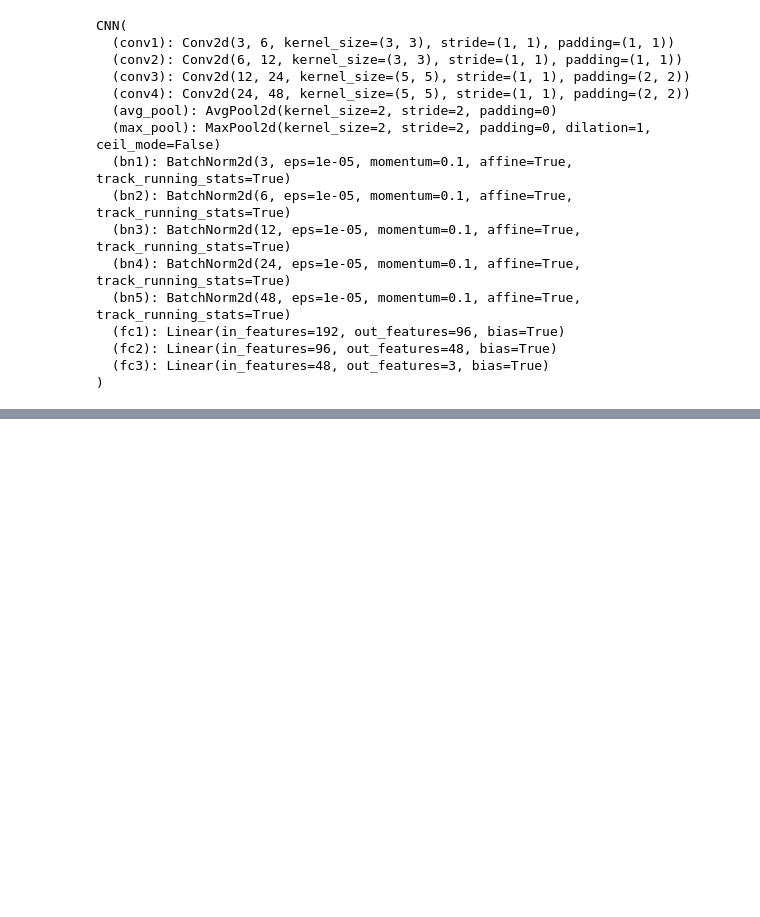
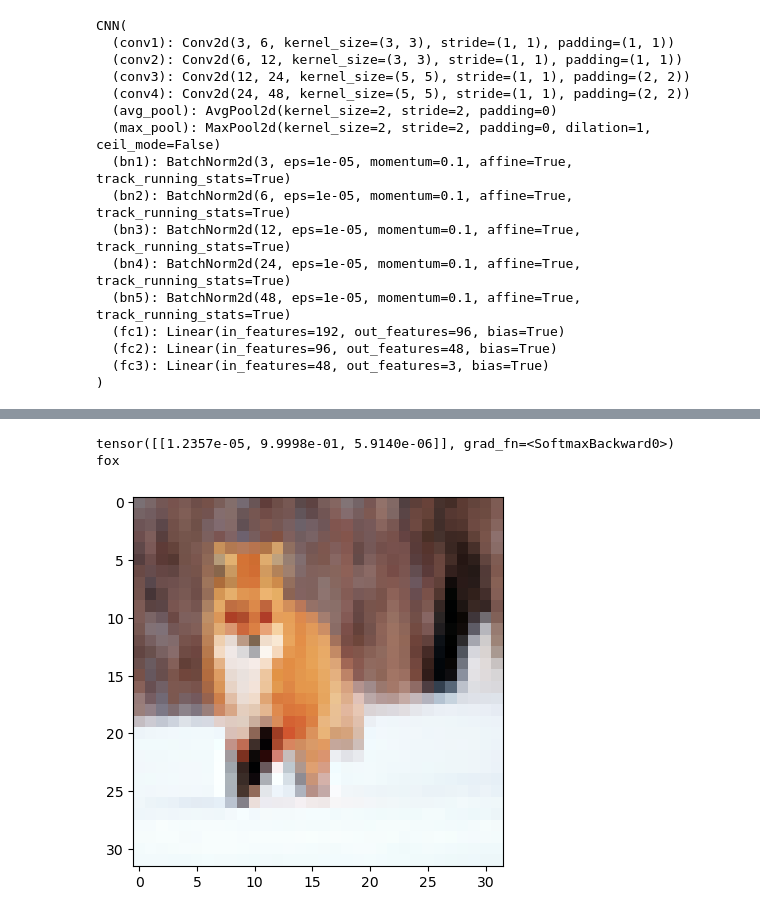
Before and after one commit to mk1MoreBugs/6lab_ML, a Jupyter notebook: 6lab.ipynb, the cells around one changed output, grey strips where cells are left out. Saved outputs shown, nothing was run; the diff lists cells and outputs as text; code cells hidden in the pictures; blank space fills up the shorter version.

```diff
--- a/6lab.ipynb
+++ b/6lab.ipynb
@@ -412,0 +444,7 @@ torch.onnx.export(model,               # модель
+# %%
+with Image.open("test_img/9dc3d077f3eaa53814324e134e47261f.jpg") as img:
+    visualize_result(np.array(img.resize((32,32))))
+# %% [output]
+tensor([[1.2357e-05, 9.9998e-01, 5.9140e-06]], grad_fn=<SoftmaxBackward0>)
+fox
+[figure, added]
```
Also changed, not shown: parts of 19 cells of this notebook.
